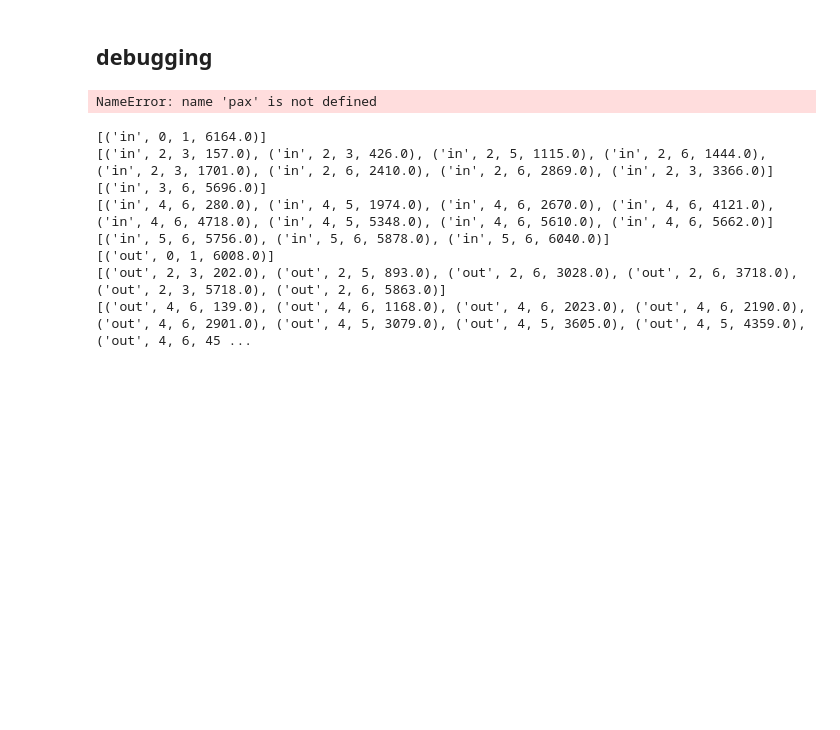
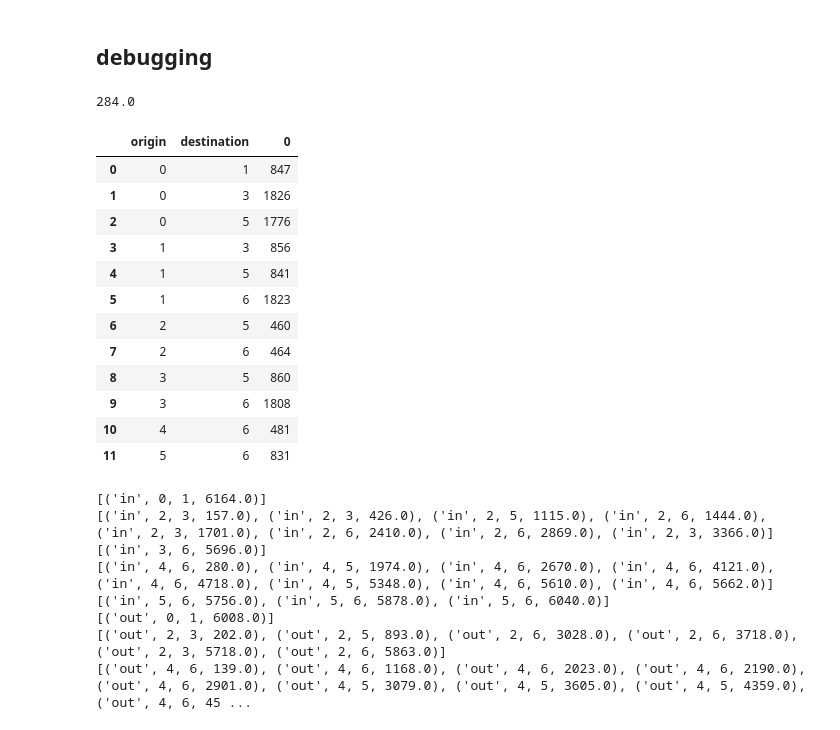
Before and after one commit to joerovar/flex-bus-sim, a Jupyter notebook: test.ipynb, the cells around one changed output. Saved outputs shown, nothing was run; the diff lists cells and outputs as text; code cells hidden in the pictures; blank space fills up the shorter version.

```diff
--- a/test.ipynb
+++ b/test.ipynb
@@ -44,6 +44,2 @@ plot_cumulative_idle_time(idle)
 # %% [markdown]
 ## debugging
-# %%
-pax
-# %% [output]
-NameError: name 'pax' is not defined
@@ -50,3 +57,23 @@ NameError: name 'pax' is not defined
+# %%
+event.timestamps[-1]
+# %% [output]
+284.0
+# %%
+pax.groupby(['origin', 'destination']).size().reset_index()
+# %% [output]
+|  | origin | destination | 0 |
+| 0 | 0 | 1 | 847 |
+| 1 | 0 | 3 | 1826 |
+| 2 | 0 | 5 | 1776 |
+| 3 | 1 | 3 | 856 |
+| 4 | 1 | 5 | 841 |
+| 5 | 1 | 6 | 1823 |
+| 6 | 2 | 5 | 460 |
+| 7 | 2 | 6 | 464 |
+| 8 | 3 | 5 | 860 |
+| 9 | 3 | 6 | 1808 |
+| 10 | 4 | 6 | 481 |
+| 11 | 5 | 6 | 831 |
 # %%
 for direction in ('in', 'out'):
     for s in route.stops[direction]:
```
Also changed, not shown: parts of 6 cells of this notebook, 5 other files.
